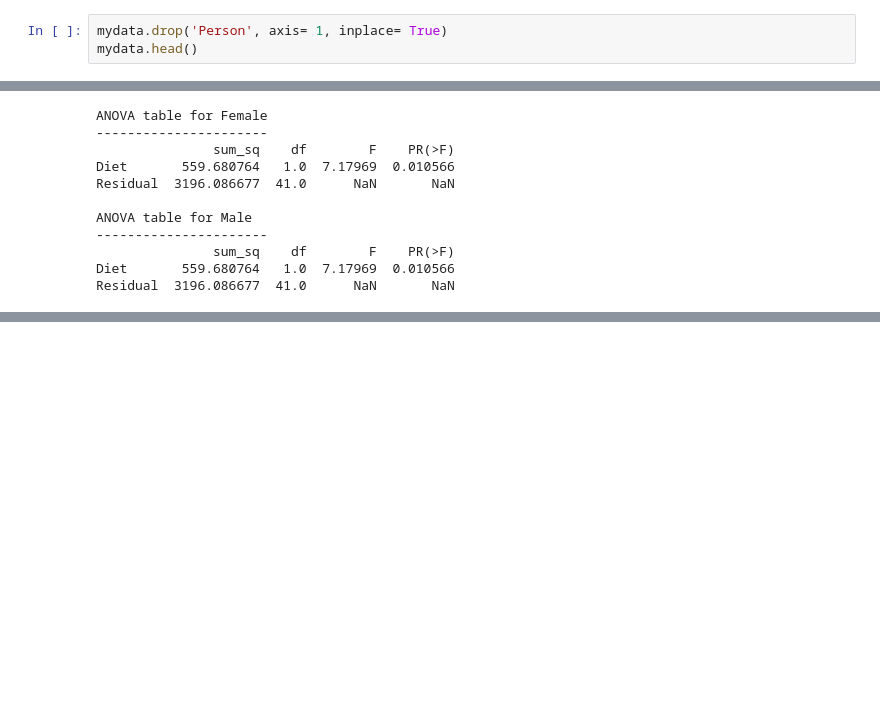
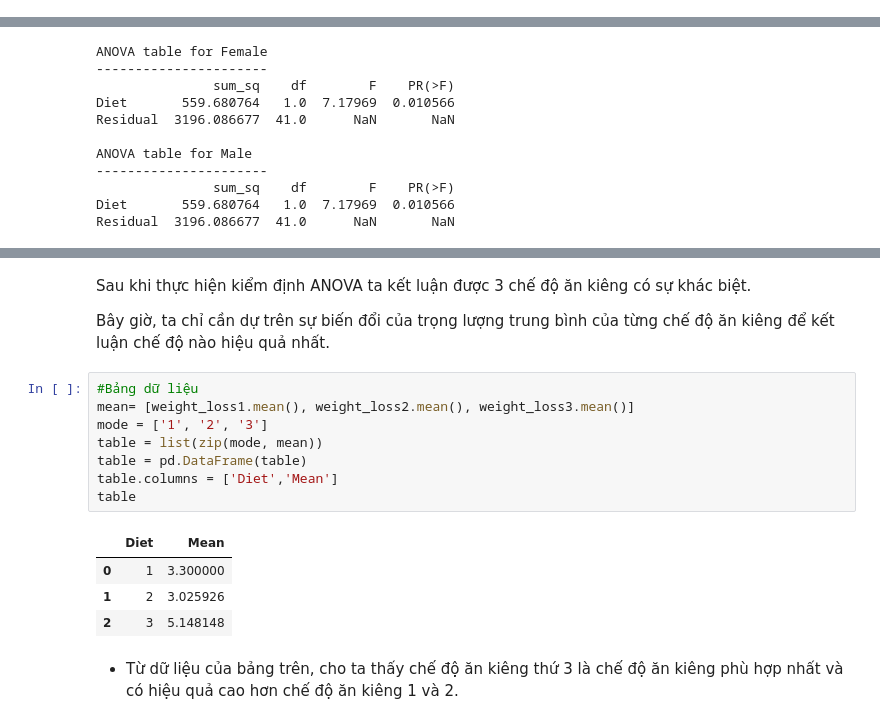
Before and after one commit to NhuY26/CODE-DO-AN, a Jupyter notebook: CODE_ĐỒ_ÁN_MÔN_PTDL_PYTHON_HK2.ipynb, the cells around one changed output, grey strips where cells are left out. Drawn from its saved outputs; the diff is of its cells as text; blank space fills up the shorter version.

Commit message:
Được tạo bằng Colaboratory

```diff
--- a/CODE_ĐỒ_ÁN_MÔN_PTDL_PYTHON_HK2.ipynb
+++ b/CODE_ĐỒ_ÁN_MÔN_PTDL_PYTHON_HK2.ipynb
@@ -309,6 +296,3 @@ mydata.describe()
 **Câu hỏi:** chế độ ăn kiêng nào tốt nhất để giảm cân? Dựa vào bảng số liệu nhận thấy có 3 chế độ. Vì vậy cần chia dữ liệu thành các nhóm có liên quan đến 3 chế độ này.
 
 Từ các nhóm trên chúng ta sẽ tiến hành phân tích thông kê suy diễn ANOVA một chiều
-# %%
-mydata.drop('Person', axis= 1, inplace= True)
-mydata.head()
@@ -559,0 +527,19 @@ Có bằng chứng để bác bỏ giả thuyết null  $H_0$
+# %% [markdown]
+Sau khi thực hiện kiểm định ANOVA ta kết luận được 3 chế độ ăn kiêng có sự khác biệt.
+
+Bây giờ, ta chỉ cần dự trên sự biến đổi của trọng lượng trung bình của từng chế độ ăn kiêng để kết luận chế độ nào hiệu quả nhất.
+# %%
+#Bảng dữ liệu
+mean= [weight_loss1.mean(), weight_loss2.mean(), weight_loss3.mean()]
+mode = ['1', '2', '3']
+table = list(zip(mode, mean))
+table = pd.DataFrame(table)
+table.columns = ['Diet','Mean']
+table
+# %% [output]
+|  | Diet | Mean |
+| 0 | 1 | 3.300000 |
+| 1 | 2 | 3.025926 |
+| 2 | 3 | 5.148148 |
+# %% [markdown]
+- Từ dữ liệu của bảng trên, cho ta thấy chế độ ăn kiêng thứ 3 là chế độ ăn kiêng phù hợp nhất và có hiệu quả cao hơn chế độ ăn kiêng 1 và 2.
```
Also changed, not shown: parts of 15 cells of this notebook.
